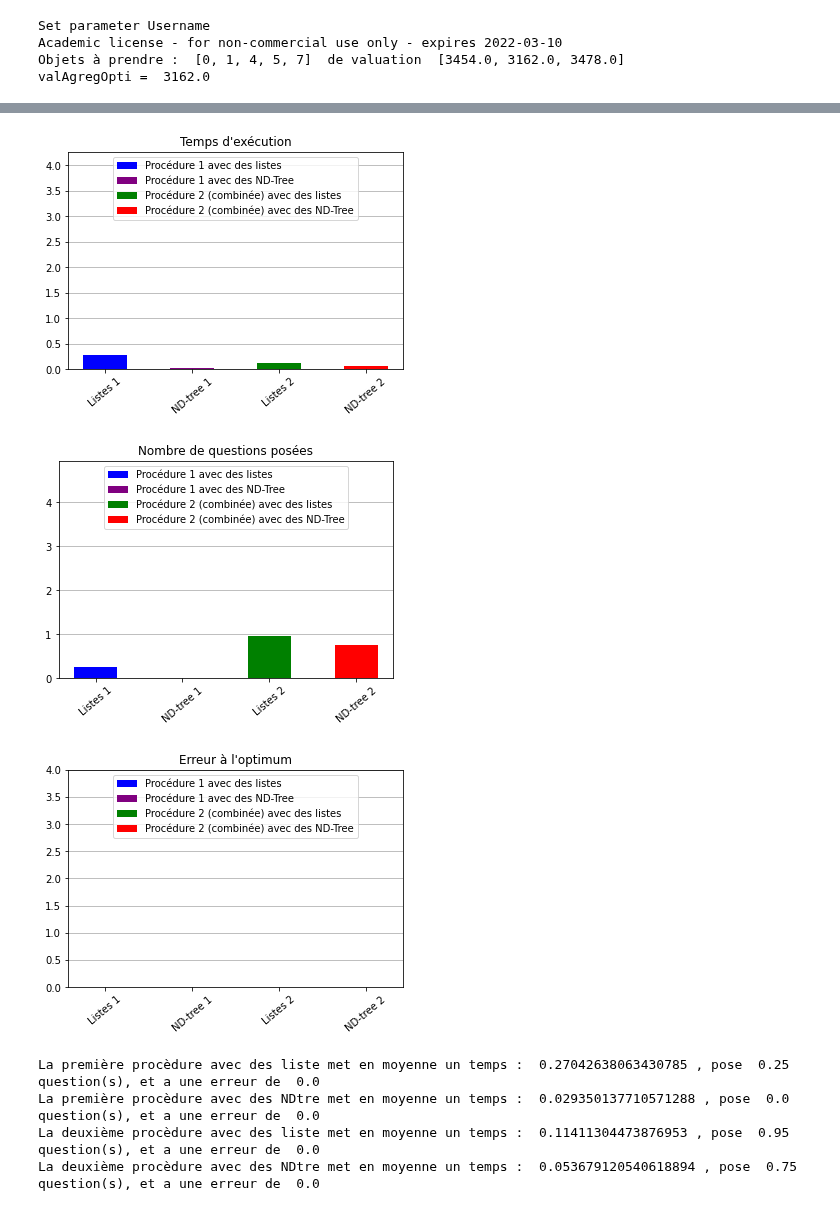
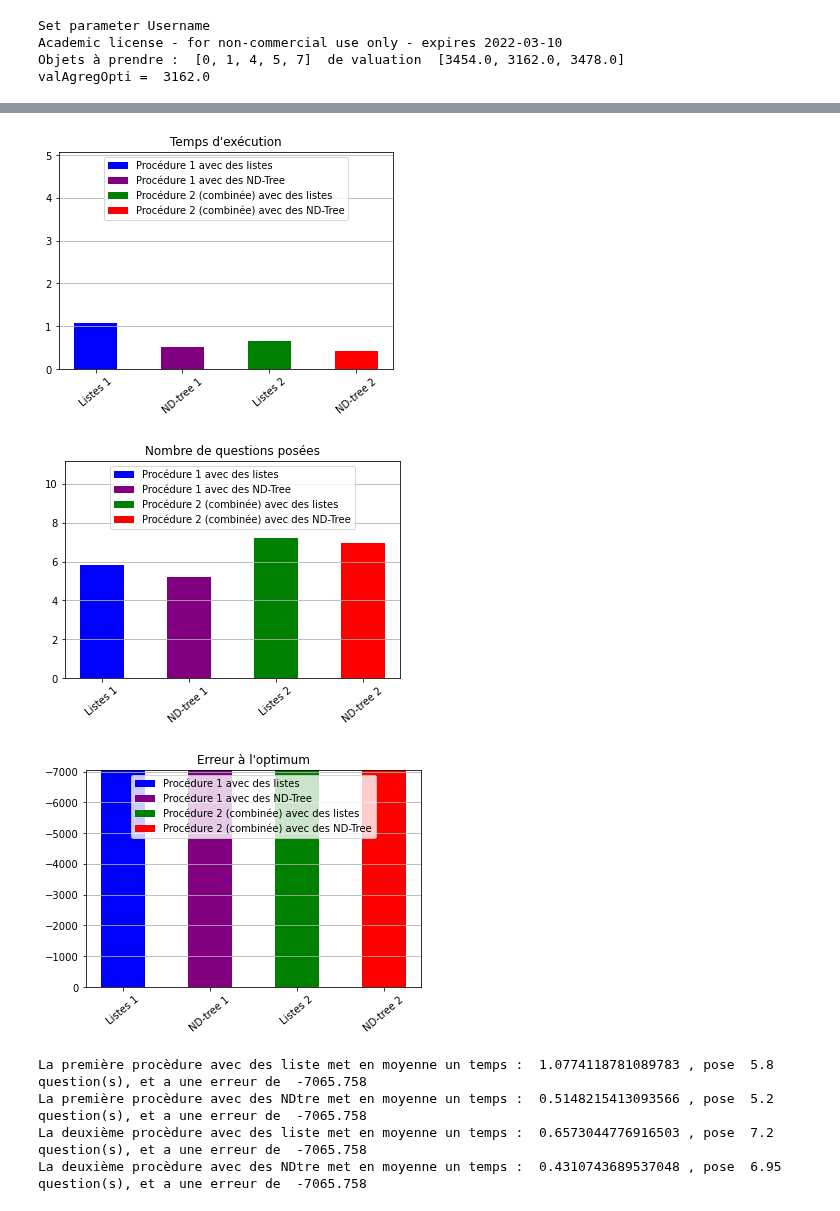
Before and after one commit to EmilieBiegas/Projet-MADMC, a Jupyter notebook: MADMC_Projet.ipynb, the cells around one changed output, grey strips where cells are left out. Drawn from its saved outputs; the diff is of its cells as text; code cells hidden in the pictures.

```diff
--- a/MADMC_Projet.ipynb
+++ b/MADMC_Projet.ipynb
@@ -975,8 +975,8 @@ def MMR(X, v, preferences, fctAgregation):
                  preferences une liste de couples (a,b) tels que a est préféré à b par le décideur (a et b sont des solutions)
                  fctAgregation le nom de la fonction d'agrégation choisie (OWA, somme pondérée, ...)
     Retourne le MMR dans X ainsi que la solution x pour laquelle ce minimum est atteint et la solution y qui fait atteindre le max dans le MR"""
-    if preferences != []:
-        print("PB preferences = ", preferences)
+    # if preferences != []:
+    #     print("PB preferences = ", preferences)
     # Pour permettre d'initialiser le processus
     xOpti = []
     yOpti = []
@@ -1028,16 +1028,16 @@ def ElicitationIncrementale(X, v, fctAgregation, poids=None, preferences = None,
                  verbose indique si on veut afficher le déroulement (True) ou non (False)
 	Retourne une approximation de la solution optimale pour le décideur ainsi que le nombre de questions posées pour l'atteindre"""
 	nbQuestionPosees = 0
-	if poids is None:
-		poids = []
+	# if poids is None: # PB
+	# 	poids = []
 
 	if preferences is None:
 		preferences = []
 
-	if preferences != []:
-		print("PB preferences dans ElicitationIncrem = ", preferences)
-	else:
-		print("PB prefs vides")
+	# if preferences != []:
+	# 	print("PB preferences dans ElicitationIncrem = ", len(preferences))
+	# else:
+	# 	print("PB prefs vides")
 
 	while True:
 		ValeurMMR, x_A_Demander, y_A_Demander = CSS(X, v, preferences, fctAgregation)
@@ -1055,7 +1055,7 @@ def ElicitationIncrementale(X, v, fctAgregation, poids=None, preferences = None,
 
 		solutions_A_Demander = [x_A_Demander, y_A_Demander]
 
-		if poids == []:
+		if poids is None:
 			print("Veuillez choisir la solution que vous préfèrez parmi les suivantes :")
 			print("--------------- Solution 0 (pour la sélectionner tappez 0) : ---------------")
 			AfficheSolution(solutions_A_Demander[0], v)
@@ -1103,7 +1103,7 @@ def ElicitationIncrementale(X, v, fctAgregation, poids=None, preferences = None,
 				AfficheSolution(solutions_A_Demander[1], v)
 				print("Le décideur a sélectionné la solution ", selectionUtilisateur)
 			nbQuestionPosees += 1
-			print("PB ON POSE UNE QUESTION")
+			# print("PB ON POSE UNE QUESTION")
 			# On ajoute la préférence dictée par le décideur
 			preferences.append( (solutions_A_Demander[selectionUtilisateur], solutions_A_Demander[1 - selectionUtilisateur]) )
 
@@ -1334,7 +1334,7 @@ def PLS_Combine(W, w, v, fctAgregation, poids=None, verbose=False):
     if poids is None:
         poidsInconnus = generePoids(v, fctAgregation, verbose=verbose) # On doit garder les même poids pour tout le processus
     else:
-        poidsInconnus = []
+        poidsInconnus = poids
     preferences = [] # Au début, aucune préférence n'est établie, elles vont être mises en paramètres et changées dans la fonction (ce sont des listes)
     nbQuestionPosees = 0 # On compte le nombre de questions posées
 
@@ -1409,7 +1409,7 @@ def PLS_Combine_ND_Tree(W, w, v, fctAgregation, poids=None, verbose=False):
     if poids is None:
         poidsInconnus = generePoids(v, fctAgregation, verbose=verbose) # On doit garder les même poids pour tout le processus
     else:
-        poidsInconnus = []
+        poidsInconnus = poids
     preferences = [] # Au début, aucune préférence n'est établie, elles vont être mises en paramètres et changées dans la fonction (ce sont des listes)
     nbQuestionPosees = 0 # On compte le nombre de questions posées
     nbCriteres = len(v[0]) # nbCriteres est le nombre de critères à considérer
@@ -1841,7 +1841,7 @@ def ComparaisonsMéthodes(W, w, v, fctAgregation, nbRep=20, verbose=False): # PB
 nbObjets = 20
 nbCriteres = 3
 n, W, w, v = LectureInstanceParticuliere("2KP200-TA-0.dat", nbObjets, nbCriteres)
-fctAgregation = "OWA" #"Ch" #"SP" #"OWA"
+fctAgregation = "Ch" #"Ch" #"SP" #"OWA"
 tmpsProc1List, tmpsProc1ND, tmpsProc2List, tmpsProc2ND, nbQuestProc1List, nbQuestProc1ND, nbQuestProc2List, nbQuestProc2ND, errOptiProc1List, errOptiProc1ND, errOptiProc2List, errOptiProc2ND = ComparaisonsMéthodes(W, w, v, fctAgregation, nbRep=20, verbose=False)
 print("La première procèdure avec des liste met en moyenne un temps : ", tmpsProc1List, ", pose ", nbQuestProc1List, " question(s), et a une erreur de ", errOptiProc1List)
 print("La première procèdure avec des NDtre met en moyenne un temps : ", tmpsProc1ND, ", pose ", nbQuestProc1ND, " question(s), et a une erreur de ", errOptiProc1ND)
@@ -1868,10 +1851,10 @@ PB preferences =  [([1, 0, 0, 1, 1, 1, 0, 1, 1, 0, 1, 0, 0, 1, 1, 1, 0, 1, 1, 0]
-[figure, old version]
+[figure, new version]
-[figure, old version]
+[figure, new version]
-[figure, old version]
+[figure, new version]
-La première procèdure avec des liste met en moyenne un temps :  0.27042638063430785 , pose  0.25  question(s), et a une erreur de  0.0
-La première procèdure avec des NDtre met en moyenne un temps :  0.029350137710571288 , pose  0.0  question(s), et a une erreur de  0.0
-La deuxième procèdure avec des liste met en moyenne un temps :  0.11411304473876953 , pose  0.95  question(s), et a une erreur de  0.0
-La deuxième procèdure avec des NDtre met en moyenne un temps :  0.053679120540618894 , pose  0.75  question(s), et a une erreur de  0.0
+La première procèdure avec des liste met en moyenne un temps :  1.0774118781089783 , pose  5.8  question(s), et a une erreur de  -7065.758
+La première procèdure avec des NDtre met en moyenne un temps :  0.5148215413093566 , pose  5.2  question(s), et a une erreur de  -7065.758
+La deuxième procèdure avec des liste met en moyenne un temps :  0.6573044776916503 , pose  7.2  question(s), et a une erreur de  -7065.758
+La deuxième procèdure avec des NDtre met en moyenne un temps :  0.4310743689537048 , pose  6.95  question(s), et a une erreur de  -7065.758
 # %%
 # PB enlever les TME et les print
 
```
Also changed, not shown: parts of 2 cells of this notebook.
